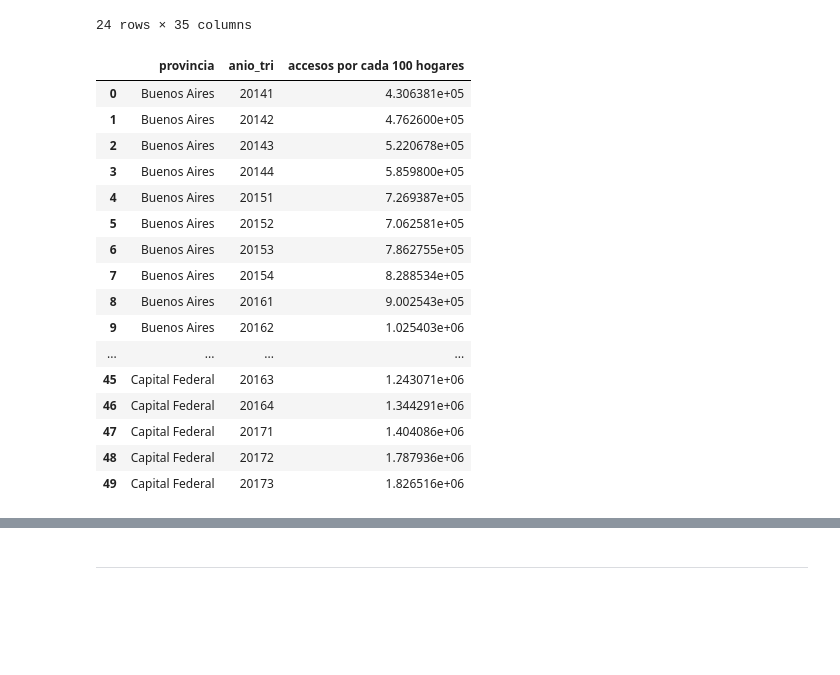
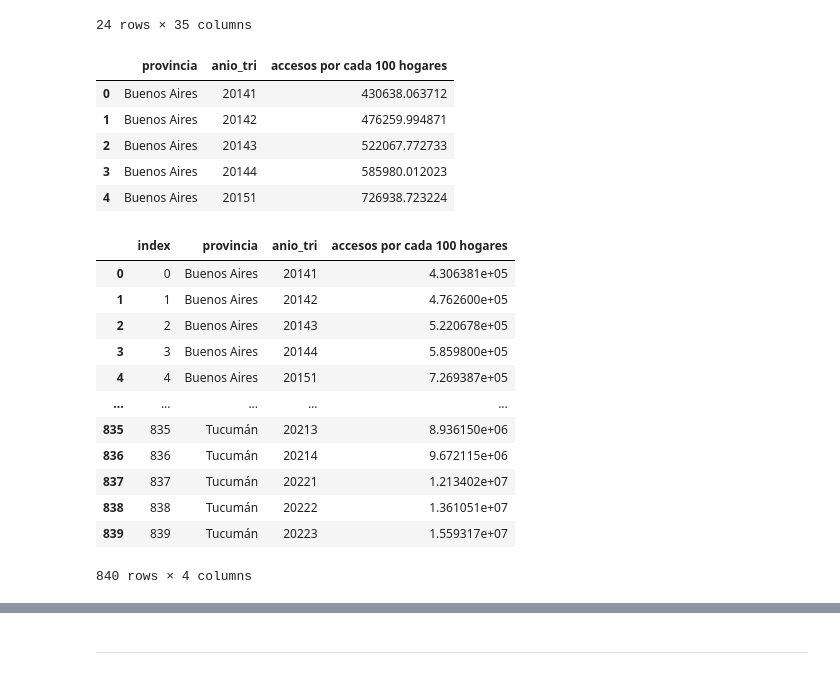
Before and after one commit to Lucaramallo/Empresa_telecomunicaciones, a Jupyter notebook: ETLs/ETL_ingresos_x_provincia_sint.ipynb, the cells around one changed output, grey strips where cells are left out. Drawn from its saved outputs; the diff is of its cells as text; code cells hidden in the pictures; blank space fills up the shorter version.

Commit message:
logrado listo para guardar a csv ingresos por provincia, falta machinelearning...

```diff
--- a/ETLs/ETL_ingresos_x_provincia_sint.ipynb
+++ b/ETLs/ETL_ingresos_x_provincia_sint.ipynb
@@ -120,7 +120,7 @@ df_pivot_df_pen_int_fij_x100h_var.head(5)
 # %% [markdown]
 # Combinado con los ingresos por año...
 # %%
-df_ingresos_inter_fijo_var = pd.read_csv('../CSV_Cleaned/df_ingresos_inter_fijo_var')
+df_ingresos_inter_fijo_var = pd.read_csv('../CSV_Cleaned/df_ingresos_inter_fijo_var.csv')
 # %%
 df_ingresos_inter_fijo_var.head(5)
 # %% [output]
@@ -315,23 +315,11 @@ df_resultado
 df_resultado_revertido = df_resultado.stack().reset_index()
 df_resultado_revertido.columns = [ 'provincia', 'anio_tri','accesos por cada 100 hogares']
 # %%
-
-df_resultado_revertido.head(50) #valores chequeados, corresponden a sus respectivos lugares; indices bbien situados segun este y demas csv logrados para facilitar imortacion a powerbi.
+df_resultado_revertido.head(5) #valores chequeados, corresponden a sus respectivos lugares; indices bbien situados segun este y demas csv logrados para facilitar imortacion a powerbi.
 # %% [output]
 |  | provincia | anio_tri | accesos por cada 100 hogares |
-| 0 | Buenos Aires | 20141 | 4.306381e+05 |
-| 1 | Buenos Aires | 20142 | 4.762600e+05 |
-| 2 | Buenos Aires | 20143 | 5.220678e+05 |
-| 3 | Buenos Aires | 20144 | 5.859800e+05 |
-| 4 | Buenos Aires | 20151 | 7.269387e+05 |
-| 5 | Buenos Aires | 20152 | 7.062581e+05 |
-| 6 | Buenos Aires | 20153 | 7.862755e+05 |
-| 7 | Buenos Aires | 20154 | 8.288534e+05 |
-| 8 | Buenos Aires | 20161 | 9.002543e+05 |
-| 9 | Buenos Aires | 20162 | 1.025403e+06 |
-| ... | ... | ... | ... |
-| 45 | Capital Federal | 20163 | 1.243071e+06 |
-| 46 | Capital Federal | 20164 | 1.344291e+06 |
-| 47 | Capital Federal | 20171 | 1.404086e+06 |
-| 48 | Capital Federal | 20172 | 1.787936e+06 |
-| 49 | Capital Federal | 20173 | 1.826516e+06 |
+| 0 | Buenos Aires | 20141 | 430638.063712 |
+| 1 | Buenos Aires | 20142 | 476259.994871 |
+| 2 | Buenos Aires | 20143 | 522067.772733 |
+| 3 | Buenos Aires | 20144 | 585980.012023 |
+| 4 | Buenos Aires | 20151 | 726938.723224 |
@@ -337,0 +329,16 @@ df_resultado_revertido.head(50) #valores chequeados, corresponden a sus respecti
+# %%
+df_resultado_2
+# %% [output]
+|  | index | provincia | anio_tri | accesos por cada 100 hogares |
+| 0 | 0 | Buenos Aires | 20141 | 4.306381e+05 |
+| 1 | 1 | Buenos Aires | 20142 | 4.762600e+05 |
+| 2 | 2 | Buenos Aires | 20143 | 5.220678e+05 |
+| 3 | 3 | Buenos Aires | 20144 | 5.859800e+05 |
+| 4 | 4 | Buenos Aires | 20151 | 7.269387e+05 |
+| ... | ... | ... | ... | ... |
+| 835 | 835 | Tucumán | 20213 | 8.936150e+06 |
+| 836 | 836 | Tucumán | 20214 | 9.672115e+06 |
+| 837 | 837 | Tucumán | 20221 | 1.213402e+07 |
+| 838 | 838 | Tucumán | 20222 | 1.361051e+07 |
+| 839 | 839 | Tucumán | 20223 | 1.559317e+07 |
+840 rows × 4 columns
```
Also changed, not shown: parts of 12 cells of this notebook, 2 other files.
